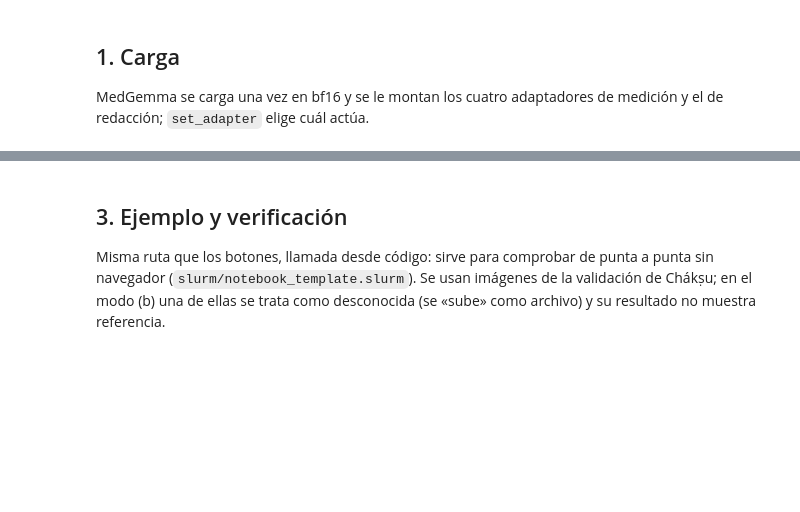
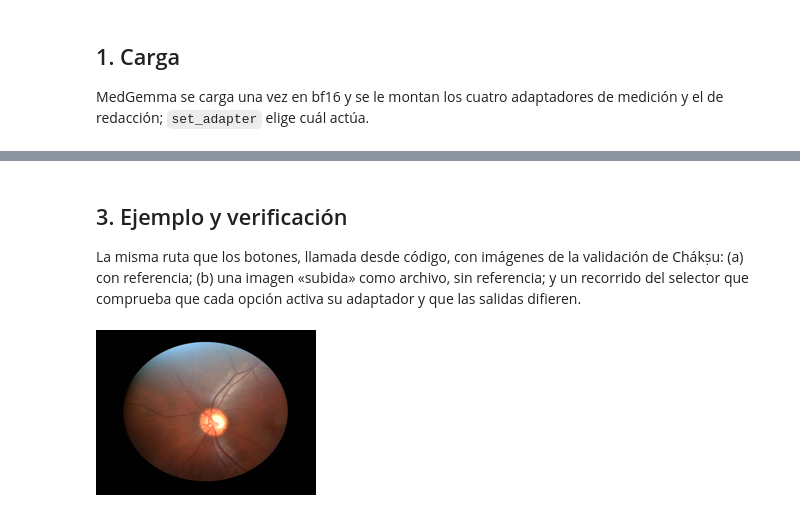
Before and after one commit to Luco1421/Medgemma-descripciones-practica, a Jupyter notebook: prototype/prototipo.ipynb, the cells around one changed output, grey strips where cells are left out. Saved outputs shown, nothing was run; the diff lists cells and outputs as text; code cells hidden in the pictures; blank space fills up the shorter version.

```diff
--- a/prototype/prototipo.ipynb
+++ b/prototype/prototipo.ipynb
@@ -32,50 +37,55 @@ display(ui.root)
 # %% [markdown]
 ## 3. Ejemplo y verificación
-
-Misma ruta que los botones, llamada desde código: sirve para comprobar de punta a punta sin navegador (`slurm/notebook_template.slurm`). Se usan imágenes de la validación de Chákṣu; en el modo (b) una de ellas se trata como desconocida (se «sube» como archivo) y su resultado no muestra referencia.
+La misma ruta que los botones, llamada desde código, con imágenes de la validación de Chákṣu: (a) con referencia; (b) una imagen «subida» como archivo, sin referencia; y un recorrido del selector que comprueba que cada opción activa su adaptador y que las salidas difieren.
 # %%
 from datetime import datetime
 
 ids = dict((label, image_id) for image_id, label in ui.examples)
-show = lambda widget: display(HTML(widget.value))
 
-# Modo (a): imagen con referencia conocida (una sospechosa y una normal), adaptador A all-linear.
+# Modo (a): imagen con referencia conocida.
 ui.option.value = "A_all_linear"
-for label in ("Bosch · sospechoso", "Remidio · normal"):
-    ui.example.value = ids[label]
-    assert ui.image_id.value == ids[label]
-    ui.run_reference()
-    display(HTML(f"<h4>Modo (a): {label}</h4>"))
-    show(ui.out_ref)
-    assert "Referencia de los expertos" in ui.out_ref.value
+ui.example.value = ids["Bosch · sospechoso"]
+assert ui.image_id.value == ids["Bosch · sospechoso"]
+row, image = ui._reference_image()
+reference = {k: row[k] for k in ("vcdr", "hcdr", "decision")}
+result = ui.run_reference()
+assert "Referencia de los expertos" in ui.out_ref.value
+thumb = image.copy()
+thumb.thumbnail((220, 220))
+display(thumb)
+print(f"Modo (a) · Chákṣu validación {row['image_id']} · {OPTIONS[ui.option.value]['label']}")
+print(describe(result["adapter"], reference))
+print("\nModelo base, sin adaptar:")
+print(describe(result["base"], reference))
 
-# Modo (b): imagen propia sin referencia. Se sube como archivo, sin pasar por la referencia de Chákṣu.
+# Modo (b): imagen propia sin referencia. Se sube como archivo y el resultado no contiene referencia.
 path = REPO.parent / "datasets" / ui.validation[ids["Forus · sospechoso"]]["image"]
 ui.upload.value = ({"name": path.name, "type": "image/png", "size": path.stat().st_size,
                    "last_modified": datetime.fromtimestamp(path.stat().st_mtime), "content": path.read_bytes()},)
-ui.run_own()
-display(HTML("<h4>Modo (b): imagen propia, sin referencia</h4>"))
-show(ui.out_own)
+result = ui.run_own()
 assert "Referencia" not in ui.out_own.value and "expertos" not in ui.out_own.value
+print(f"\nModo (b) · imagen subida {path.name}, sin referencia")
+print(describe(result["adapter"]))
 
-# Modo (b) con anotaciones de un oftalmólogo y una referencia propia para comparar.
-ui.use_annotations.value, ui.use_reference.value = True, True
-for box, values in ((ui.ann, (0.60, 0.58, "GLAUCOMA SUSPECT")), (ui.ref, (0.55, 0.50, "GLAUCOMA SUSPECT"))):
-    box.vcdr.value, box.hcdr.value, box.decision.value = values
-ui.run_own()
-display(HTML("<h4>Modo (b) con anotaciones y referencia propia</h4>"))
-show(ui.out_own)
+# Modo (b) con anotaciones de un oftalmólogo: la etapa 2 las redacta sin pasar por la imagen.
+ui.use_annotations.value = True
+ui.ann.vcdr.value, ui.ann.hcdr.value, ui.ann.decision.value = 0.60, 0.58, "GLAUCOMA SUSPECT"
+result = ui.run_own()
+print("\nModo (b) con anotaciones")
+print(describe(result["adapter"]))
+ui.use_annotations.value = False
 
-# El selector cambia de verdad de adaptador: se recorre cada opción, se comprueba el adaptador activo y que las salidas
-# crudas de la etapa 1 de los adaptadores A no son todas iguales.
-ui.use_annotations.value = ui.use_reference.value = False
+# El selector cambia de verdad de adaptador: cada opción activa el suyo y las salidas no son todas iguales.
 image = ui._uploaded()[1]
-raws = {}
+outputs = {}
+print("\nSelector de adaptadores sobre la imagen subida:")
 for key in OPTIONS:
     ui.option.value = key
-    result = infer(proto, image, key)
+    result = infer(proto, image, key)["adapter"]
     assert proto.model.active_adapters == ([key] if OPTIONS[key]["path"] == "B" else ["verbalize"]), (key, proto.model.active_adapters)
-    raws[key] = result["adapter"]["raw_stage1"] or result["adapter"]["text"]
-    print(f"{key}: {raws[key]!r}")
-assert len(set(raws.values())) > 1, "el selector no cambió la salida"
-print("selector verificado:", sorted(raws))
+    outputs[key] = result["raw_stage1"] or result["text"]
+    print(f"  {key:17s} {describe(result).splitlines()[0]}")
+assert len(set(outputs.values())) > 1, "el selector no cambió la salida"
+print("Selector verificado.")
+# %% [output]
+[figure, added]
```
Also changed, not shown: parts of 6 cells of this notebook, 11 other files.
